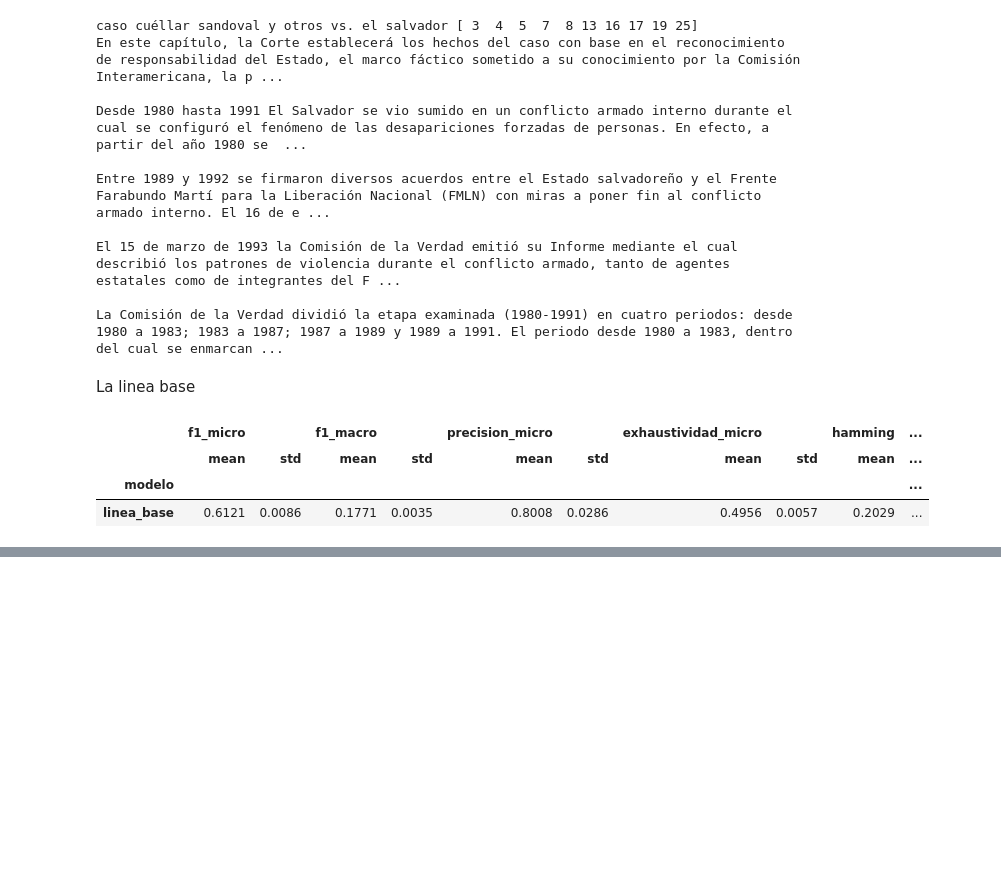
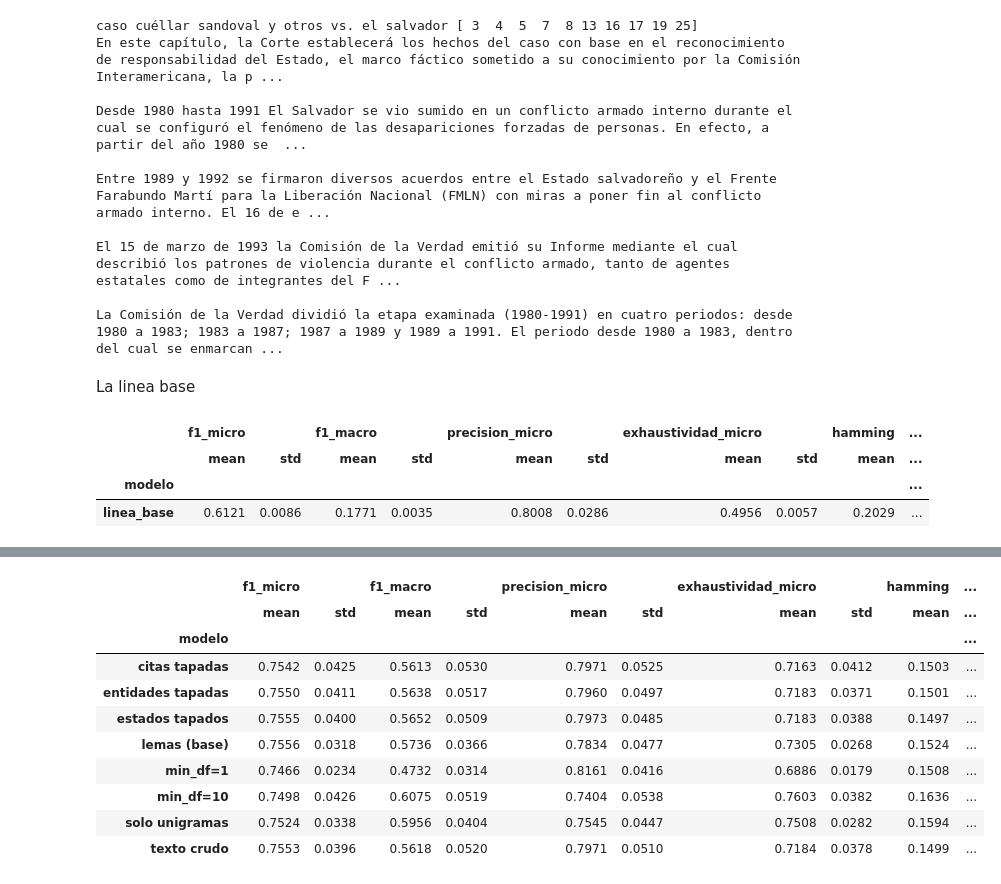
Before and after one commit to GiraldoB/RAG-CIDH, a Jupyter notebook: t1_articulos.ipynb, the cells around one changed output, grey strips where cells are left out. Cells and saved outputs as stored; diff of their text form; code cells hidden in the pictures; blank space fills up the shorter version.

```diff
--- a/t1_articulos.ipynb
+++ b/t1_articulos.ipynb
@@ -221,0 +268,17 @@ resumir(filas)
+# %%
+import spacy
+nlp = spacy.load("es_core_news_sm", disable=["parser", "lemmatizer"])
+nlp.max_length = 1_000_000
+
+def tapar_entidades(texto, tipos=("PER", "LOC")):
+    """Reemplaza nombres de personas y lugares por su tipo («PER», «LOC»)."""
+    partes, fin = [], 0
+    for e in nlp(texto).ents:
+        if e.label_ in tipos:
+            partes += [texto[fin:e.start_char], e.label_]
+            fin = e.end_char
+    return "".join(partes) + texto[fin:]
+
+tapar_entidades("El 5 de mayo de 1992 Carlos Pérez fue detenido en Lima por agentes de la DINCOTE.")
+# 'El 5 de mayo de 1992 PER fue detenido en LOC por agentes de la DINCOTE.'
+X_ent = np.array([tapar_entidades(t) for t in df["texto"]], dtype=object)   # unos 2 minutos: guárdalo
@@ -221,0 +304,35 @@ resumir(filas)
+# %%
+# Preparamos los textos transformados (X_ent ya está calculado en memoria)
+X_crudo = df["texto"].to_numpy()
+X_citas = df["texto"].map(tapar_citas).to_numpy()
+
+estados_unicos = df["estado"].unique()
+X_estados = np.array([tapar_estados(t, estados_unicos) for t in df["texto"]], dtype=object)
+
+# Ejecutamos todas las variantes (min_df=3 y ngramas=(1,2) ya están en "lemas (base)")
+filas = (
+    evaluar("lemas (base)", tfidf_lr, X)
+    + evaluar("texto crudo", tfidf_lr, X_crudo)
+    + evaluar("citas tapadas", tfidf_lr, X_citas)
+    + evaluar("estados tapados", tfidf_lr, X_estados)
+    + evaluar("entidades tapadas", tfidf_lr, X_ent)
+    + evaluar("solo unigramas", lambda: tfidf_lr(ngramas=(1, 1)), X)
+    + evaluar("min_df=1", lambda: tfidf_lr(min_df=1), X)
+    + evaluar("min_df=10", lambda: tfidf_lr(min_df=10), X)
+)
+
+tabla_ablacion = resumir(filas)
+guardar_tabla(tabla_ablacion, "t1_ablacion")
+tabla_ablacion
+# %% [output]
+|  | f1_micro |  | f1_macro |  | precision_micro |  | exhaustividad_micro |  | hamming | ... |
+|  | mean | std | mean | std | mean | std | mean | std | mean | ... |
+| modelo |  |  |  |  |  |  |  |  |  | ... |
+| citas tapadas | 0.7542 | 0.0425 | 0.5613 | 0.0530 | 0.7971 | 0.0525 | 0.7163 | 0.0412 | 0.1503 | ... |
+| entidades tapadas | 0.7550 | 0.0411 | 0.5638 | 0.0517 | 0.7960 | 0.0497 | 0.7183 | 0.0371 | 0.1501 | ... |
+| estados tapados | 0.7555 | 0.0400 | 0.5652 | 0.0509 | 0.7973 | 0.0485 | 0.7183 | 0.0388 | 0.1497 | ... |
+| lemas (base) | 0.7556 | 0.0318 | 0.5736 | 0.0366 | 0.7834 | 0.0477 | 0.7305 | 0.0268 | 0.1524 | ... |
+| min_df=1 | 0.7466 | 0.0234 | 0.4732 | 0.0314 | 0.8161 | 0.0416 | 0.6886 | 0.0179 | 0.1508 | ... |
+| min_df=10 | 0.7498 | 0.0426 | 0.6075 | 0.0519 | 0.7404 | 0.0538 | 0.7603 | 0.0382 | 0.1636 | ... |
+| solo unigramas | 0.7524 | 0.0338 | 0.5956 | 0.0404 | 0.7545 | 0.0447 | 0.7508 | 0.0282 | 0.1594 | ... |
+| texto crudo | 0.7553 | 0.0396 | 0.5618 | 0.0520 | 0.7971 | 0.0510 | 0.7184 | 0.0378 | 0.1499 | ... |
```
Also changed, not shown: parts of 9 cells of this notebook.
